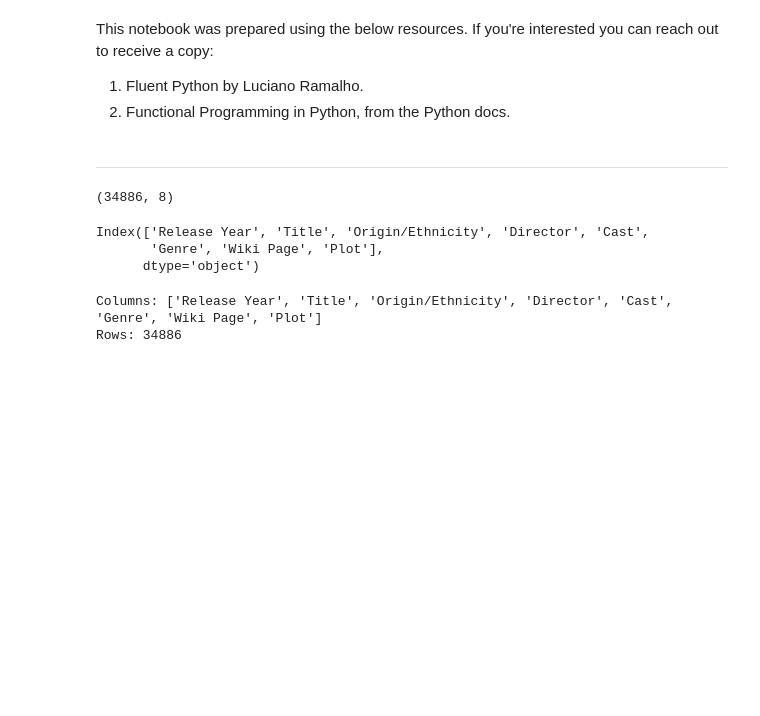
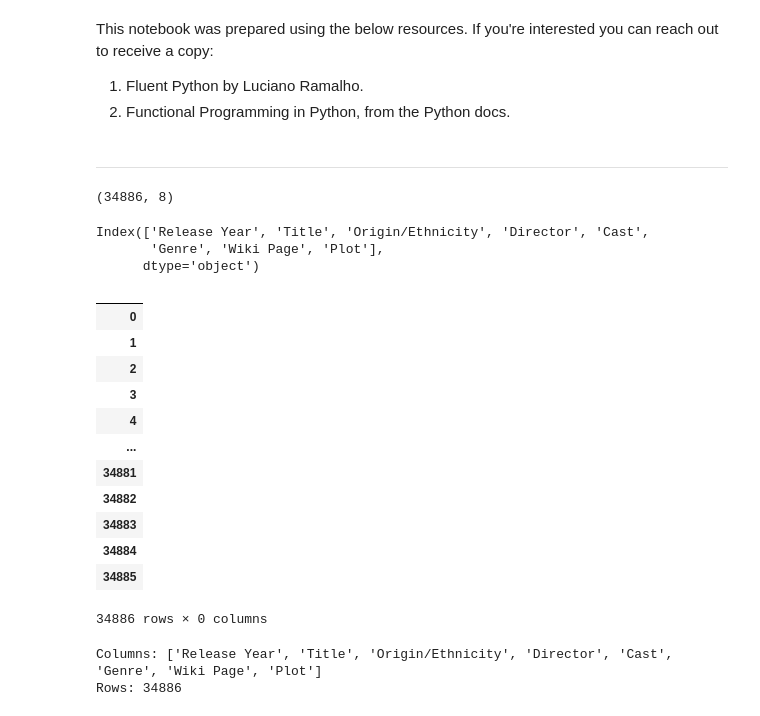
Before and after one commit to dhruv-pandit/bigDataAnalyticsIMSSpring, a Jupyter notebook: labs/week01/functional_programming_solved.ipynb, the cells around one changed output. Saved outputs shown, nothing was run; the diff lists cells and outputs as text; code cells hidden in the pictures; blank space fills up the shorter version.

```diff
--- a/labs/week01/functional_programming_solved.ipynb
+++ b/labs/week01/functional_programming_solved.ipynb
@@ -71,6 +71,22 @@ df_raw.columns
 Index(['Release Year', 'Title', 'Origin/Ethnicity', 'Director', 'Cast',
        'Genre', 'Wiki Page', 'Plot'],
       dtype='object')
+# %%
+df_raw[df_raw["Genre"].str.contains("comedy", case=False, na=False)]
+# %% [output]
+|  |
+| 0 |
+| 1 |
+| 2 |
+| 3 |
+| 4 |
+| ... |
+| 34881 |
+| 34882 |
+| 34883 |
+| 34884 |
+| 34885 |
+34886 rows × 0 columns
 # %%
 # Column names in the Kaggle dataset
 YEAR_COL = "Release Year"
```
Also changed, not shown: 1 other file.
